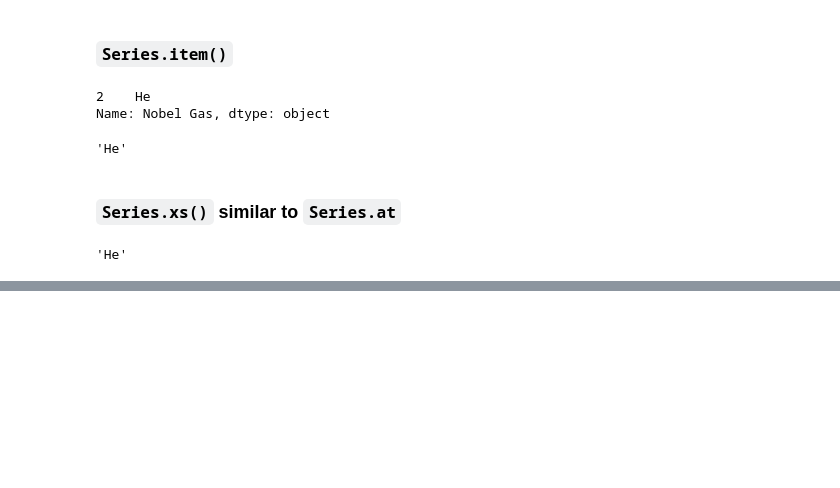
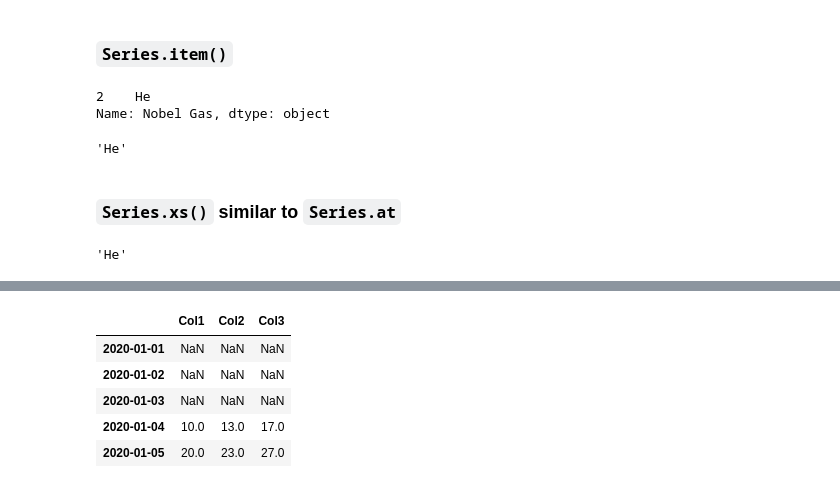
Before and after one commit to Yongliang-Shi/Demo-with-notes, a Jupyter notebook: pandas_series_method.ipynb, the cells around one changed output, grey strips where cells are left out. Saved outputs shown, nothing was run; the diff lists cells and outputs as text; code cells hidden in the pictures; blank space fills up the shorter version.

Commit message:
add method shift()

```diff
--- a/pandas_series_method.ipynb
+++ b/pandas_series_method.ipynb
@@ -653,0 +675,11 @@ noble_gas.xs(2)
+# %%
+# shift down 3 rows and the empty values will be filled with NaN
+
+df.shift(periods=3)
+# %% [output]
+|  | Col1 | Col2 | Col3 |
+| 2020-01-01 | NaN | NaN | NaN |
+| 2020-01-02 | NaN | NaN | NaN |
+| 2020-01-03 | NaN | NaN | NaN |
+| 2020-01-04 | 10.0 | 13.0 | 17.0 |
+| 2020-01-05 | 20.0 | 23.0 | 27.0 |
```
Also changed, not shown: parts of 7 cells of this notebook.
